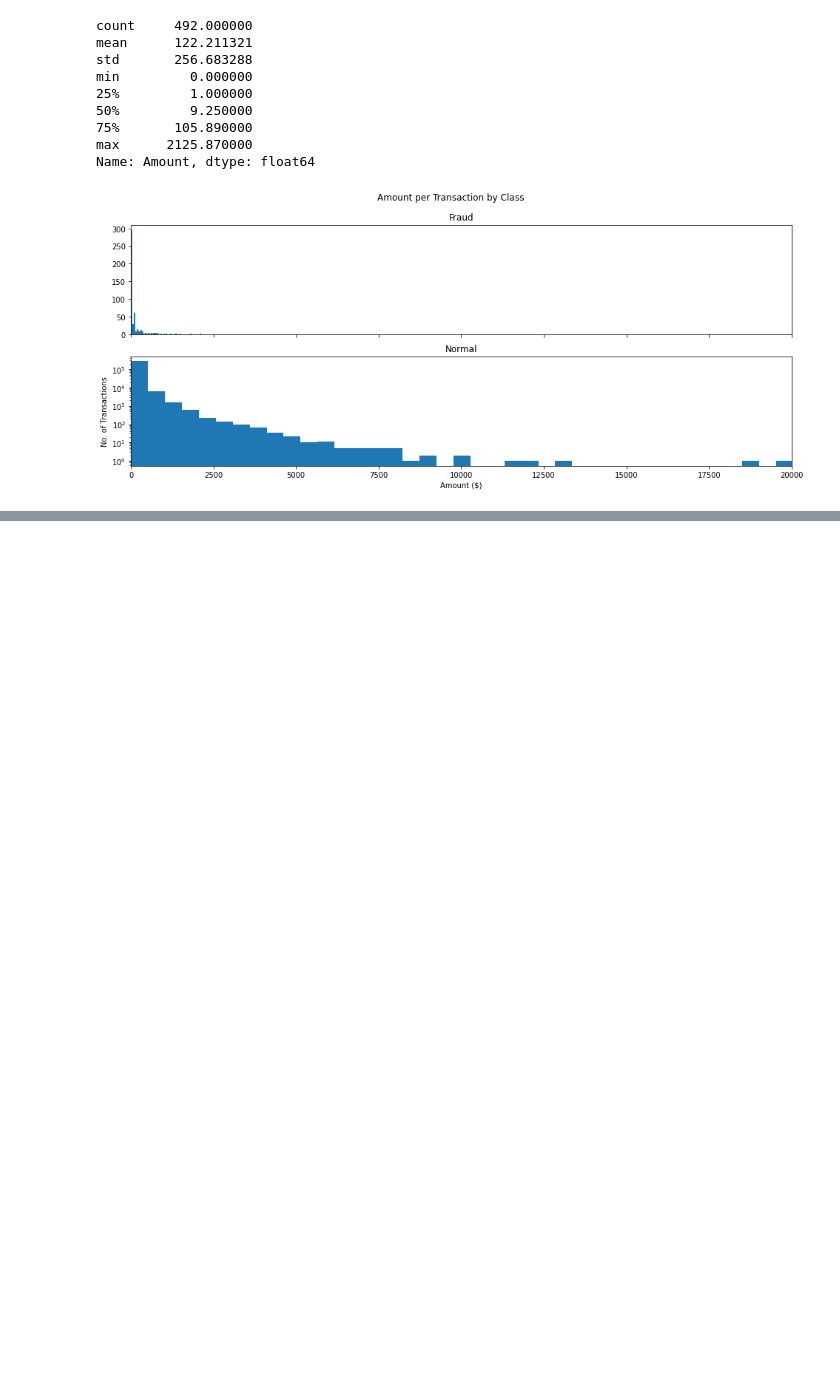
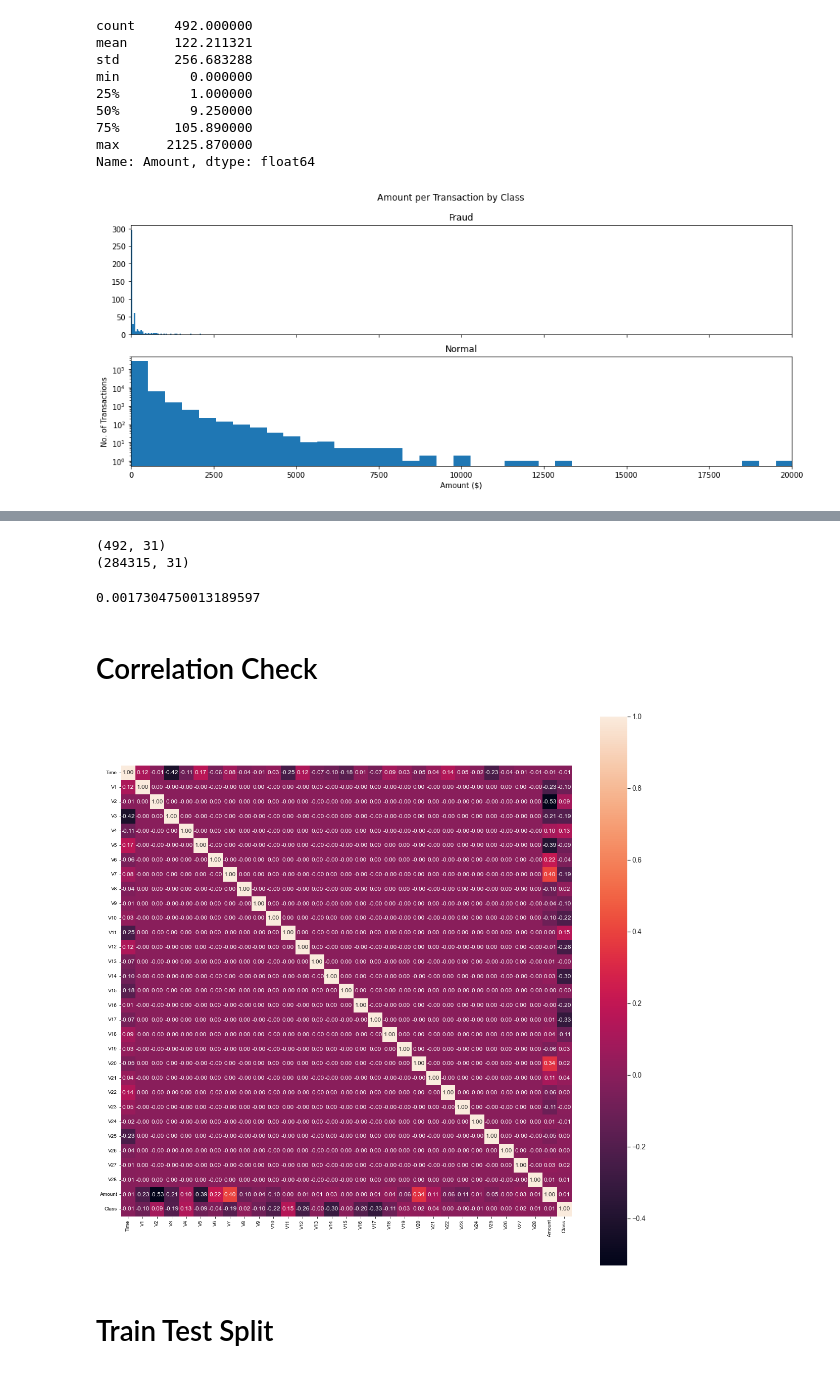
Before and after one commit to ArijitRoyDS/Learning-Data-Science, a Jupyter notebook: Machine-Learning-Projects/Credit-Card-Fraud-Prediction (Binary-Classification)/Credit Card Banking Project.ipynb, the cells around one changed output, grey strips where cells are left out. Cells and saved outputs as stored; diff of their text form; code cells hidden in the pictures; blank space fills up the shorter version.

```diff
--- a/Machine-Learning-Projects/Credit-Card-Fraud-Prediction (Binary-Classification)/Credit Card Banking Project.ipynb
+++ b/Machine-Learning-Projects/Credit-Card-Fraud-Prediction (Binary-Classification)/Credit Card Banking Project.ipynb
@@ -189,0 +227,28 @@ plt.show()
+# %%
+print(fraud.shape)
+print(valid.shape)
+# %% [output]
+(492, 31)
+(284315, 31)
+# %%
+outlier_fraction = len(fraud)/float(len(valid))
+outlier_fraction
+# %% [output]
+0.0017304750013189597
+# %% [markdown]
+# Correlation Check
+# %%
+# Create Correlation Matrix
+corrmat = data1.corr()
+cols = corrmat.columns
+
+# Correlation Matrix
+cm = np.corrcoef(data1[cols].values.T)
+f, ax = plt.subplots(figsize=(20,20))
+sns.set(font_scale=1.25)
+
+# Plot the Heatmap
+hm = sns.heatmap(cm, cbar=True, annot=True, square=True, fmt='.2f', annot_kws={'size': 12},
+                 yticklabels=cols.values, xticklabels=cols.values)
+# %% [output]
+[figure, added]
@@ -189,0 +257,2 @@ plt.show()
+# %% [markdown]
+# Train Test Split
```
Also changed, not shown: parts of 51 cells of this notebook.
